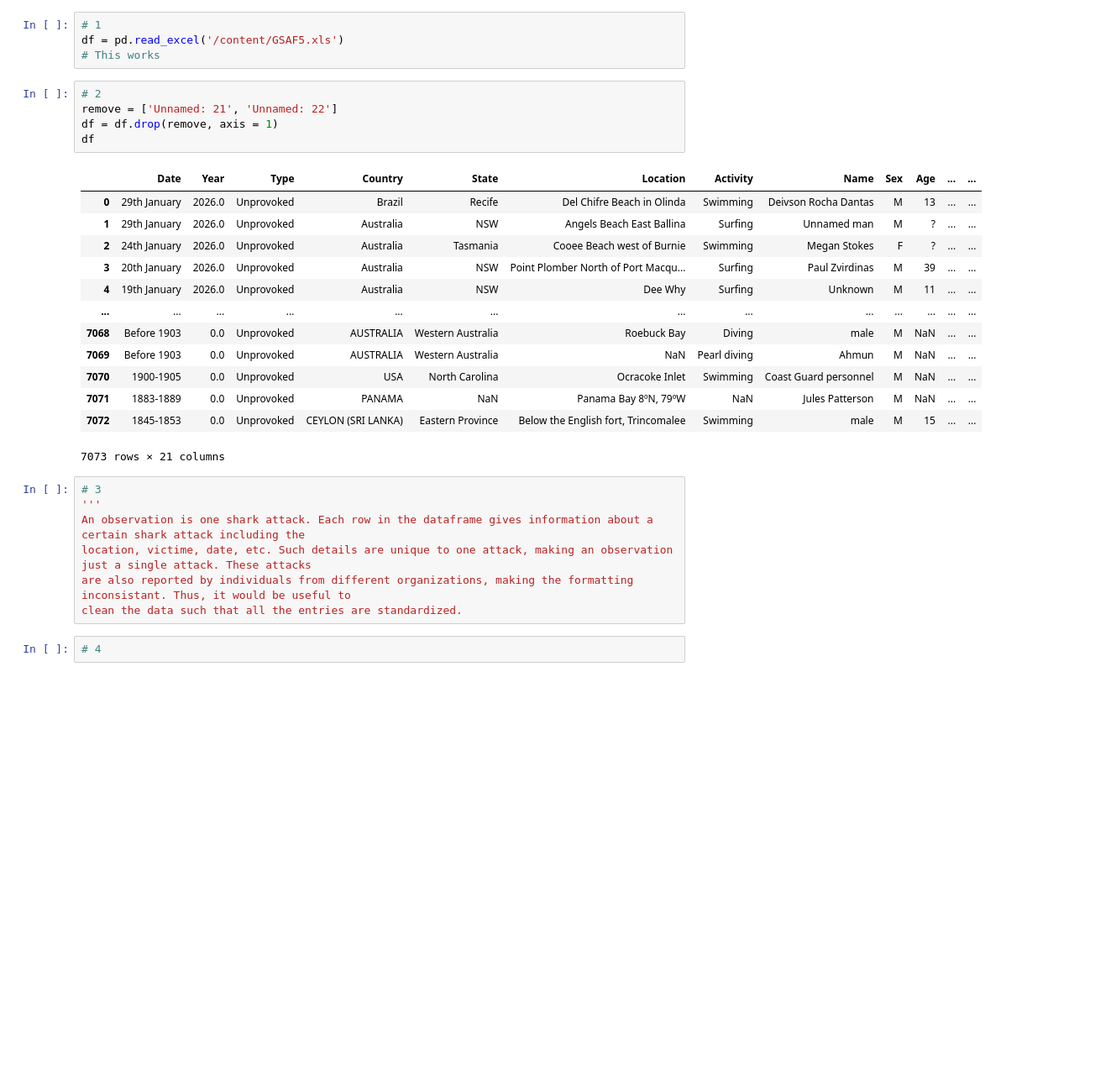
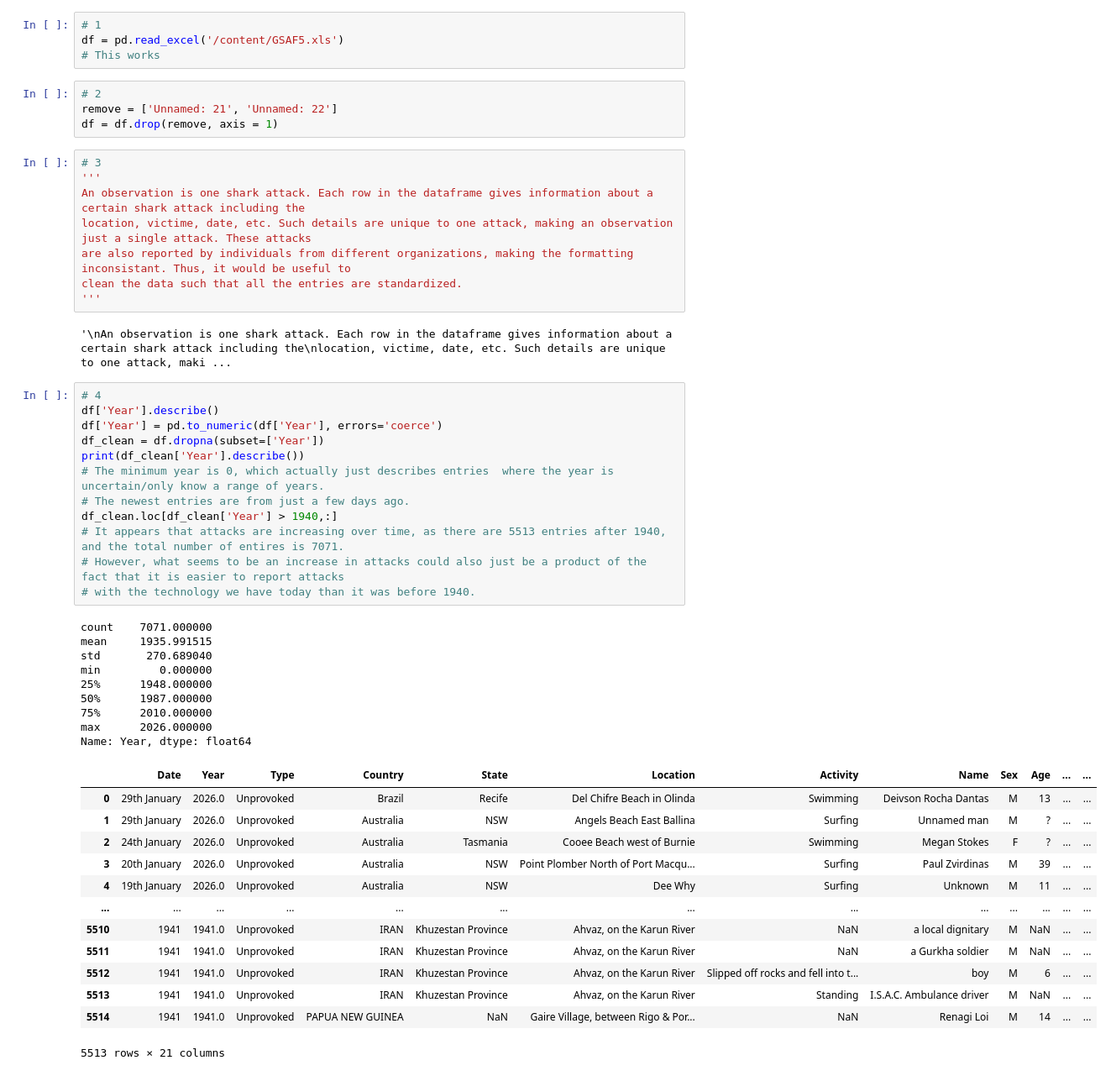
Before and after one commit to oliviapang/undergrad_ml_assignments, a Jupyter notebook: 1_Wrangling_and_EDA.ipynb, the cells around one changed output. Shown at 84% size. Drawn from its saved outputs; the diff is of its cells as text; blank space fills up the shorter version.

```diff
--- a/1_Wrangling_and_EDA.ipynb
+++ b/1_Wrangling_and_EDA.ipynb
@@ -122,21 +135,6 @@ df = pd.read_excel('/content/GSAF5.xls')
 # 2
 remove = ['Unnamed: 21', 'Unnamed: 22']
 df = df.drop(remove, axis = 1)
-df
-# %% [output]
-|  | Date | Year | Type | Country | State | Location | Activity | Name | Sex | Age | ... | ... |
-| 0 | 29th January | 2026.0 | Unprovoked | Brazil | Recife | Del Chifre Beach in Olinda | Swimming | Deivson Rocha Dantas | M | 13 | ... | ... |
-| 1 | 29th January | 2026.0 | Unprovoked | Australia | NSW | Angels Beach East Ballina | Surfing | Unnamed man | M | ? | ... | ... |
-| 2 | 24th January | 2026.0 | Unprovoked | Australia | Tasmania | Cooee Beach west of Burnie | Swimming | Megan Stokes | F | ? | ... | ... |
-| 3 | 20th January | 2026.0 | Unprovoked | Australia | NSW | Point Plomber North of Port Macqu... | Surfing | Paul Zvirdinas | M | 39 | ... | ... |
-| 4 | 19th January | 2026.0 | Unprovoked | Australia | NSW | Dee Why | Surfing | Unknown | M | 11 | ... | ... |
-| ... | ... | ... | ... | ... | ... | ... | ... | ... | ... | ... | ... | ... |
-| 7068 | Before 1903 | 0.0 | Unprovoked | AUSTRALIA | Western Australia | Roebuck Bay | Diving | male | M | NaN | ... | ... |
-| 7069 | Before 1903 | 0.0 | Unprovoked | AUSTRALIA | Western Australia | NaN | Pearl diving | Ahmun | M | NaN | ... | ... |
-| 7070 | 1900-1905 | 0.0 | Unprovoked | USA | North Carolina | Ocracoke Inlet | Swimming | Coast Guard personnel | M | NaN | ... | ... |
-| 7071 | 1883-1889 | 0.0 | Unprovoked | PANAMA | NaN | Panama Bay 8ºN, 79ºW | NaN | Jules Patterson | M | NaN | ... | ... |
-| 7072 | 1845-1853 | 0.0 | Unprovoked | CEYLON (SRI LANKA) | Eastern Province | Below the English fort, Trincomalee | Swimming | male | M | 15 | ... | ... |
-7073 rows × 21 columns
 # %%
 # 3
 '''
@@ -144,5 +142,41 @@ An observation is one shark attack. Each row in the dataframe gives information
 location, victime, date, etc. Such details are unique to one attack, making an observation just a single attack. These attacks
 are also reported by individuals from different organizations, making the formatting inconsistant. Thus, it would be useful to
 clean the data such that all the entries are standardized.
+'''
+# %% [output]
+'\nAn observation is one shark attack. Each row in the dataframe gives information about a certain shark attack including the\nlocation, victime, date, etc. Such details are unique to one attack, maki ...
-# %%
-# 4
+# %%
+# 4
+df['Year'].describe()
+df['Year'] = pd.to_numeric(df['Year'], errors='coerce')
+df_clean = df.dropna(subset=['Year'])
+print(df_clean['Year'].describe())
+# The minimum year is 0, which actually just describes entries  where the year is uncertain/only know a range of years.
+# The newest entries are from just a few days ago.
+df_clean.loc[df_clean['Year'] > 1940,:]
+# It appears that attacks are increasing over time, as there are 5513 entries after 1940, and the total number of entires is 7071.
+# However, what seems to be an increase in attacks could also just be a product of the fact that it is easier to report attacks
+# with the technology we have today than it was before 1940.
+# %% [output]
+count    7071.000000
+mean     1935.991515
+std       270.689040
+min         0.000000
+25%      1948.000000
+50%      1987.000000
+75%      2010.000000
+max      2026.000000
+Name: Year, dtype: float64
+|  | Date | Year | Type | Country | State | Location | Activity | Name | Sex | Age | ... | ... |
+| 0 | 29th January | 2026.0 | Unprovoked | Brazil | Recife | Del Chifre Beach in Olinda | Swimming | Deivson Rocha Dantas | M | 13 | ... | ... |
+| 1 | 29th January | 2026.0 | Unprovoked | Australia | NSW | Angels Beach East Ballina | Surfing | Unnamed man | M | ? | ... | ... |
+| 2 | 24th January | 2026.0 | Unprovoked | Australia | Tasmania | Cooee Beach west of Burnie | Swimming | Megan Stokes | F | ? | ... | ... |
+| 3 | 20th January | 2026.0 | Unprovoked | Australia | NSW | Point Plomber North of Port Macqu... | Surfing | Paul Zvirdinas | M | 39 | ... | ... |
+| 4 | 19th January | 2026.0 | Unprovoked | Australia | NSW | Dee Why | Surfing | Unknown | M | 11 | ... | ... |
+| ... | ... | ... | ... | ... | ... | ... | ... | ... | ... | ... | ... | ... |
+| 5510 | 1941 | 1941.0 | Unprovoked | IRAN | Khuzestan Province | Ahvaz, on the Karun River | NaN | a local dignitary | M | NaN | ... | ... |
+| 5511 | 1941 | 1941.0 | Unprovoked | IRAN | Khuzestan Province | Ahvaz, on the Karun River | NaN | a Gurkha soldier | M | NaN | ... | ... |
+| 5512 | 1941 | 1941.0 | Unprovoked | IRAN | Khuzestan Province | Ahvaz, on the Karun River | Slipped off rocks and fell into t... | boy | M | 6 | ... | ... |
+| 5513 | 1941 | 1941.0 | Unprovoked | IRAN | Khuzestan Province | Ahvaz, on the Karun River | Standing | I.S.A.C. Ambulance driver | M | NaN | ... | ... |
+| 5514 | 1941 | 1941.0 | Unprovoked | PAPUA NEW GUINEA | NaN | Gaire Village, between Rigo & Por... | NaN | Renagi Loi | M | 14 | ... | ... |
+5513 rows × 21 columns
```
Also changed, not shown: parts of 3 cells of this notebook.
